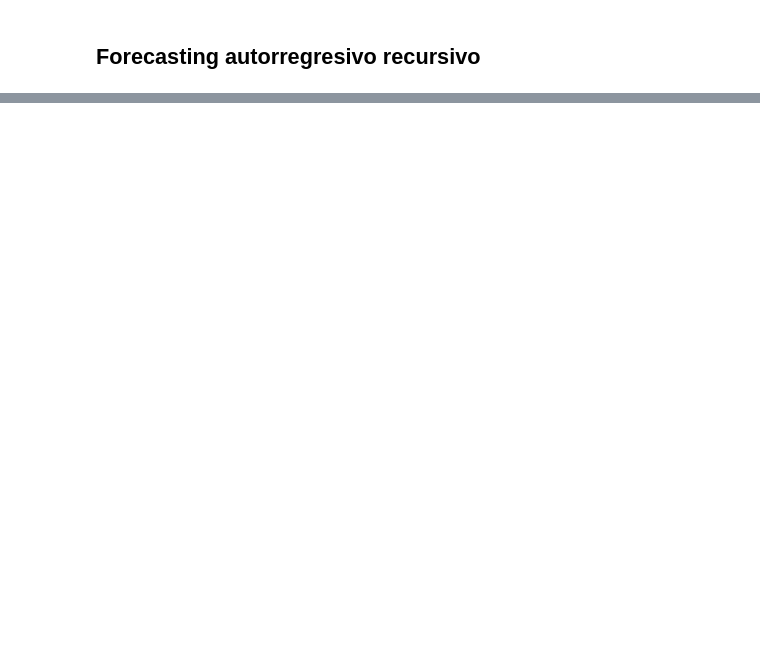
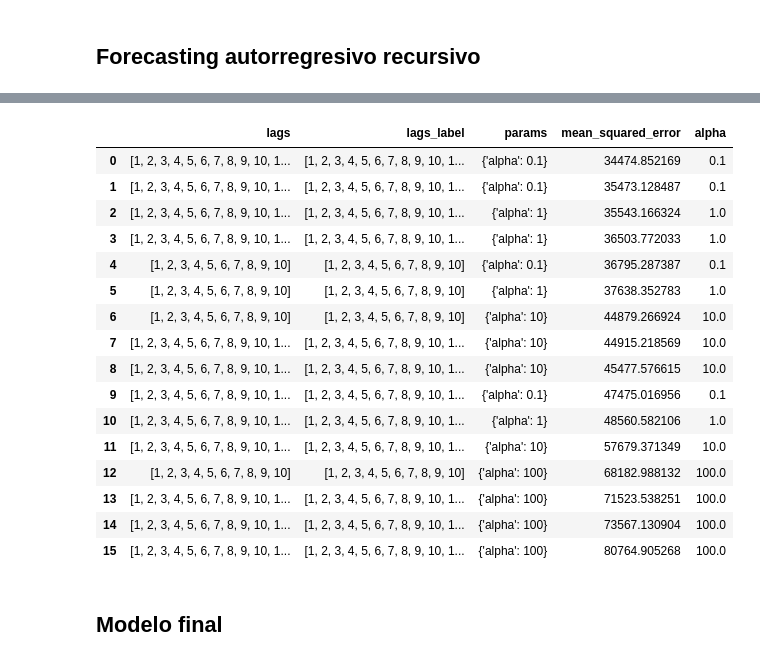
Before and after one commit to ricardoahumada/DataExpert, a Jupyter notebook: src/3.etapa4_Train.ipynb, the cells around one changed output, grey strips where cells are left out. Cells and saved outputs as stored; diff of their text form; code cells hidden in the pictures; blank space fills up the shorter version.

```diff
--- a/src/3.etapa4_Train.ipynb
+++ b/src/3.etapa4_Train.ipynb
@@ -180,17 +221,17 @@ forecaster = ForecasterRecursive(
 # Particiones de entrenamiento y validación
 cv = TimeSeriesFold(
     steps=steps,
-    initial_train_size=int(len(datos_train) * 0.7),
+    initial_train_size=int(len(datos_train) * 0.5),
     refit=False,
     fixed_train_size=False,
 )
 
 # Valores candidatos de lags
-lags_grid = [15, 16]
+lags_grid = [10, 50, 100, 150]
 
 # Valores candidatos de hiperparámetros del regresor
 param_grid = {
-    'alpha': [0.1, 1, 10],
+    'alpha': [0.1, 1, 10, 100],
 }
 
 resultados_grid = grid_search_forecaster(
@@ -202,6 +243,7 @@ resultados_grid = grid_search_forecaster(
     metric='mean_squared_error',
     return_best=True,
     n_jobs='auto',
-    verbose=False
+    verbose=True,
+    exog=exogs_train,
 )
 # %% [output]
@@ -208,0 +268,30 @@ KeyError: "None of [Index([12, 13, 14, 15, 16, 17, 18, 19, 20, 21,\n       ...\n
+# %%
+# Resultados de la búsqueda de hiperparámetros
+
+resultados_grid.sort_values(
+    by=['mean_squared_error'],
+    ascending=True,
+    inplace=True
+)
+
+resultados_grid
+# %% [output]
+|  | lags | lags_label | params | mean_squared_error | alpha |
+| 0 | [1, 2, 3, 4, 5, 6, 7, 8, 9, 10, 1... | [1, 2, 3, 4, 5, 6, 7, 8, 9, 10, 1... | {'alpha': 0.1} | 34474.852169 | 0.1 |
+| 1 | [1, 2, 3, 4, 5, 6, 7, 8, 9, 10, 1... | [1, 2, 3, 4, 5, 6, 7, 8, 9, 10, 1... | {'alpha': 0.1} | 35473.128487 | 0.1 |
+| 2 | [1, 2, 3, 4, 5, 6, 7, 8, 9, 10, 1... | [1, 2, 3, 4, 5, 6, 7, 8, 9, 10, 1... | {'alpha': 1} | 35543.166324 | 1.0 |
+| 3 | [1, 2, 3, 4, 5, 6, 7, 8, 9, 10, 1... | [1, 2, 3, 4, 5, 6, 7, 8, 9, 10, 1... | {'alpha': 1} | 36503.772033 | 1.0 |
+| 4 | [1, 2, 3, 4, 5, 6, 7, 8, 9, 10] | [1, 2, 3, 4, 5, 6, 7, 8, 9, 10] | {'alpha': 0.1} | 36795.287387 | 0.1 |
+| 5 | [1, 2, 3, 4, 5, 6, 7, 8, 9, 10] | [1, 2, 3, 4, 5, 6, 7, 8, 9, 10] | {'alpha': 1} | 37638.352783 | 1.0 |
+| 6 | [1, 2, 3, 4, 5, 6, 7, 8, 9, 10] | [1, 2, 3, 4, 5, 6, 7, 8, 9, 10] | {'alpha': 10} | 44879.266924 | 10.0 |
+| 7 | [1, 2, 3, 4, 5, 6, 7, 8, 9, 10, 1... | [1, 2, 3, 4, 5, 6, 7, 8, 9, 10, 1... | {'alpha': 10} | 44915.218569 | 10.0 |
+| 8 | [1, 2, 3, 4, 5, 6, 7, 8, 9, 10, 1... | [1, 2, 3, 4, 5, 6, 7, 8, 9, 10, 1... | {'alpha': 10} | 45477.576615 | 10.0 |
+| 9 | [1, 2, 3, 4, 5, 6, 7, 8, 9, 10, 1... | [1, 2, 3, 4, 5, 6, 7, 8, 9, 10, 1... | {'alpha': 0.1} | 47475.016956 | 0.1 |
+| 10 | [1, 2, 3, 4, 5, 6, 7, 8, 9, 10, 1... | [1, 2, 3, 4, 5, 6, 7, 8, 9, 10, 1... | {'alpha': 1} | 48560.582106 | 1.0 |
+| 11 | [1, 2, 3, 4, 5, 6, 7, 8, 9, 10, 1... | [1, 2, 3, 4, 5, 6, 7, 8, 9, 10, 1... | {'alpha': 10} | 57679.371349 | 10.0 |
+| 12 | [1, 2, 3, 4, 5, 6, 7, 8, 9, 10] | [1, 2, 3, 4, 5, 6, 7, 8, 9, 10] | {'alpha': 100} | 68182.988132 | 100.0 |
+| 13 | [1, 2, 3, 4, 5, 6, 7, 8, 9, 10, 1... | [1, 2, 3, 4, 5, 6, 7, 8, 9, 10, 1... | {'alpha': 100} | 71523.538251 | 100.0 |
+| 14 | [1, 2, 3, 4, 5, 6, 7, 8, 9, 10, 1... | [1, 2, 3, 4, 5, 6, 7, 8, 9, 10, 1... | {'alpha': 100} | 73567.130904 | 100.0 |
+| 15 | [1, 2, 3, 4, 5, 6, 7, 8, 9, 10, 1... | [1, 2, 3, 4, 5, 6, 7, 8, 9, 10, 1... | {'alpha': 100} | 80764.905268 | 100.0 |
+# %% [markdown]
+## Modelo final
```
Also changed, not shown: parts of 20 cells of this notebook.
